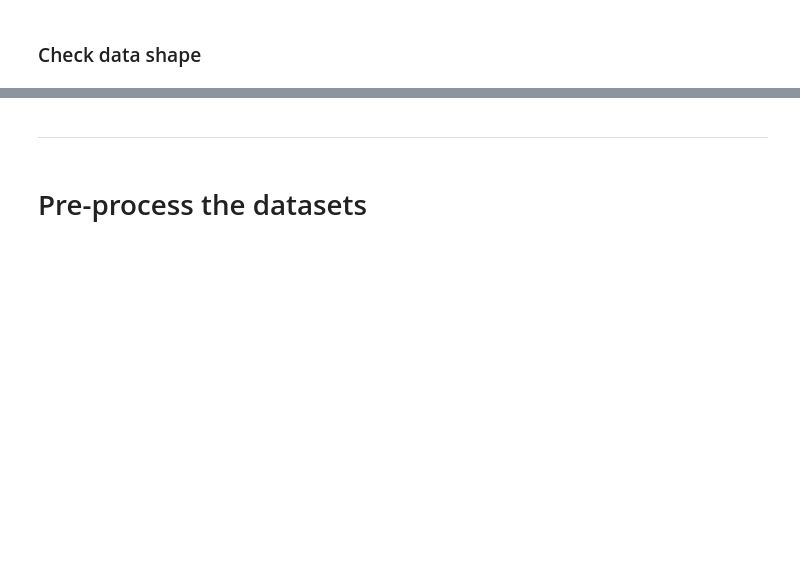
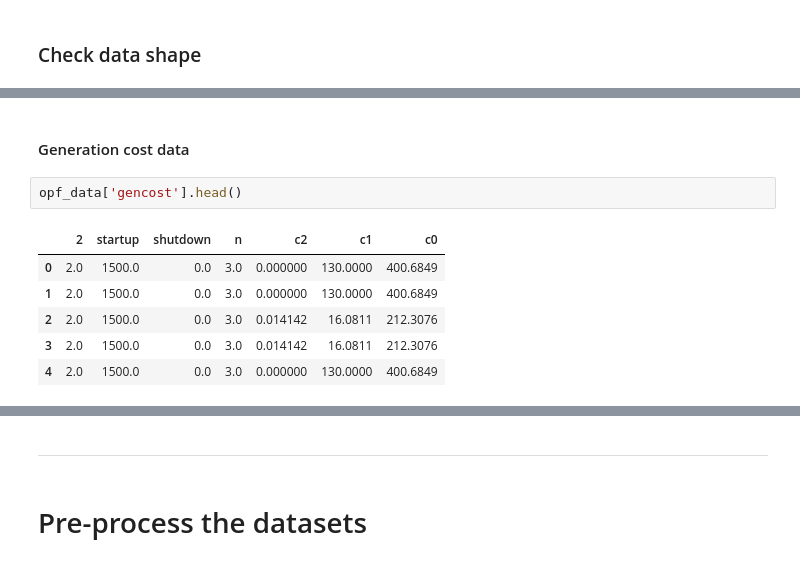
Before and after one commit to jhyun0919/Project_EE394V_SPR2020, a Jupyter notebook: codes/experiments/data_preprocess.ipynb, the cells around one changed output, grey strips where cells are left out. Drawn from its saved outputs; the diff is of its cells as text; blank space fills up the shorter version.

```diff
--- a/codes/experiments/data_preprocess.ipynb
+++ b/codes/experiments/data_preprocess.ipynb
@@ -178,0 +80,11 @@ gencost shape: (33, 7)
+# %% [markdown]
+#### Generation cost data
+# %%
+opf_data['gencost'].head()
+# %% [output]
+|  | 2 | startup | shutdown | n | c2 | c1 | c0 |
+| 0 | 2.0 | 1500.0 | 0.0 | 3.0 | 0.000000 | 130.0000 | 400.6849 |
+| 1 | 2.0 | 1500.0 | 0.0 | 3.0 | 0.000000 | 130.0000 | 400.6849 |
+| 2 | 2.0 | 1500.0 | 0.0 | 3.0 | 0.014142 | 16.0811 | 212.3076 |
+| 3 | 2.0 | 1500.0 | 0.0 | 3.0 | 0.014142 | 16.0811 | 212.3076 |
+| 4 | 2.0 | 1500.0 | 0.0 | 3.0 | 0.000000 | 130.0000 | 400.6849 |
```
Also changed, not shown: parts of 46 cells of this notebook.
